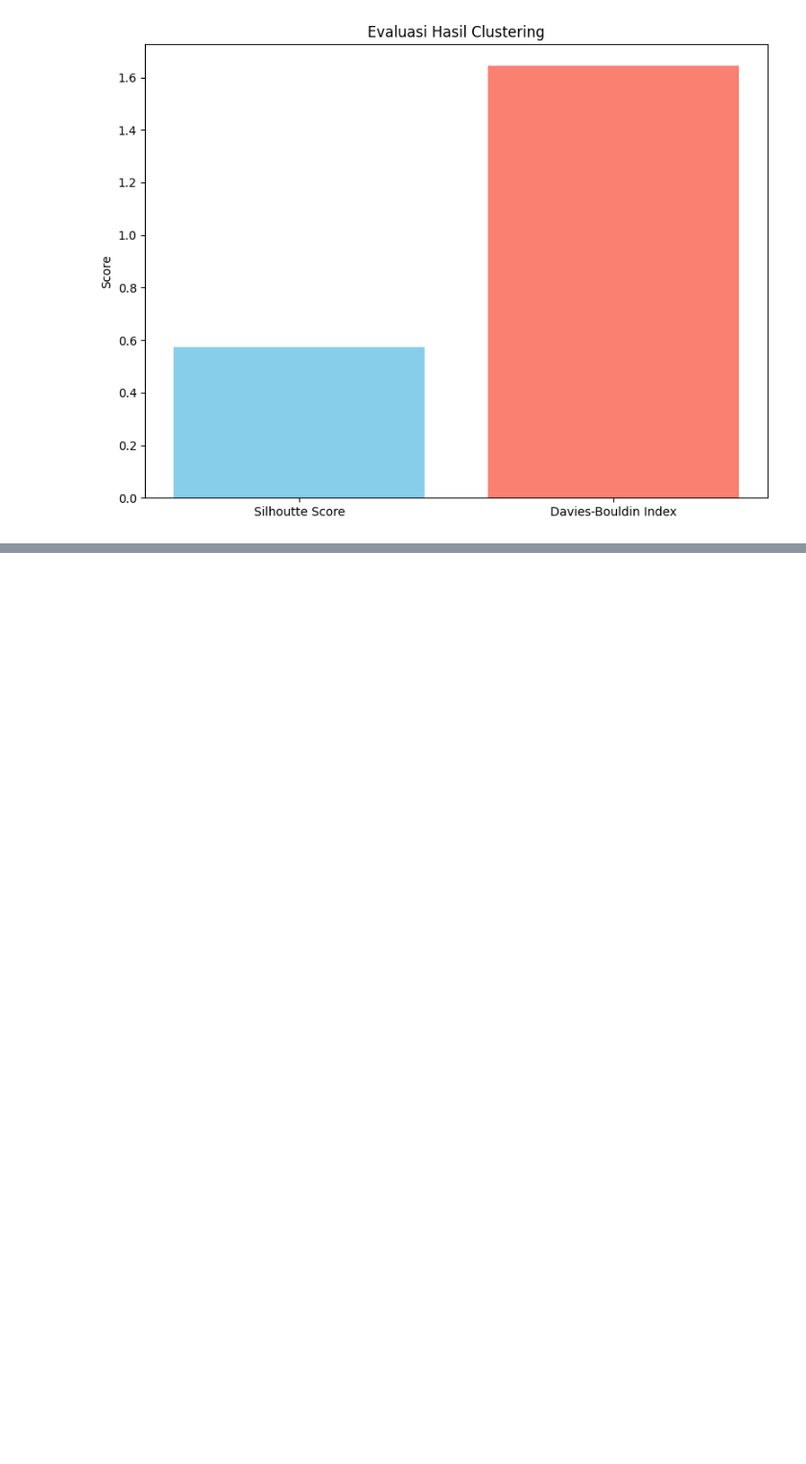
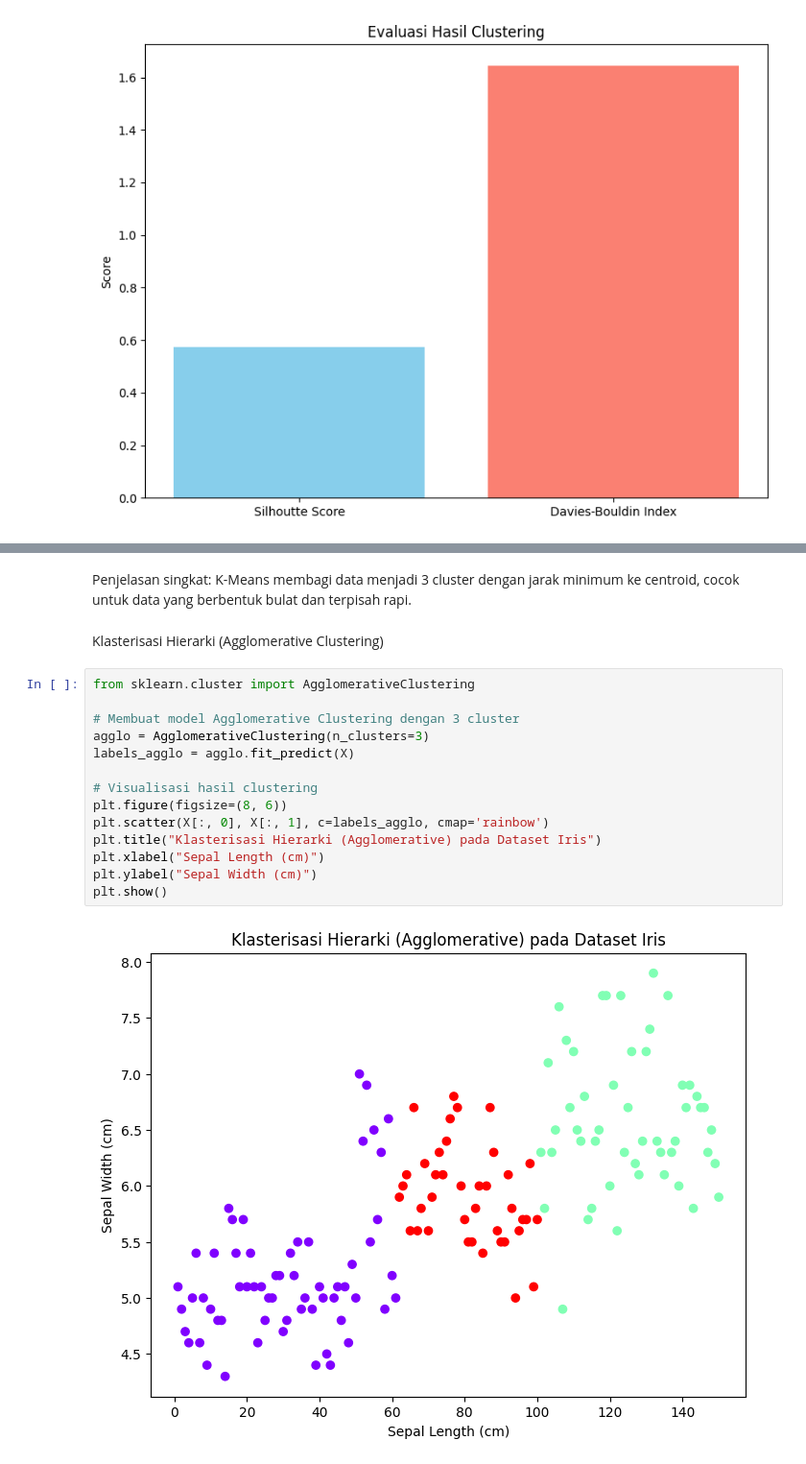
Before and after one commit to RizkyaSalsabila/Assignment-Sem5_ML_Rizkya-Salsabila, a Jupyter notebook: praktikum_05/TG5_2341720056_Rizkya_Salsabila.ipynb, the cells around one changed output, grey strips where cells are left out. Shown at 96% size. Saved outputs shown, nothing was run; the diff lists cells and outputs as text; blank space fills up the shorter version.

```diff
--- a/praktikum_05/TG5_2341720056_Rizkya_Salsabila.ipynb
+++ b/praktikum_05/TG5_2341720056_Rizkya_Salsabila.ipynb
@@ -314,0 +384,21 @@ plt.show()
+# %% [markdown]
+Penjelasan singkat:
+K-Means membagi data menjadi 3 cluster dengan jarak minimum ke centroid, cocok untuk data yang berbentuk bulat dan terpisah rapi.
+# %% [markdown]
+Klasterisasi Hierarki (Agglomerative Clustering)
+# %%
+from sklearn.cluster import AgglomerativeClustering
+
+# Membuat model Agglomerative Clustering dengan 3 cluster
+agglo = AgglomerativeClustering(n_clusters=3)
+labels_agglo = agglo.fit_predict(X)
+
+# Visualisasi hasil clustering
+plt.figure(figsize=(8, 6))
+plt.scatter(X[:, 0], X[:, 1], c=labels_agglo, cmap='rainbow')
+plt.title("Klasterisasi Hierarki (Agglomerative) pada Dataset Iris")
+plt.xlabel("Sepal Length (cm)")
+plt.ylabel("Sepal Width (cm)")
+plt.show()
+# %% [output]
+[figure, added]
```
Also changed, not shown: parts of 17 cells of this notebook.
